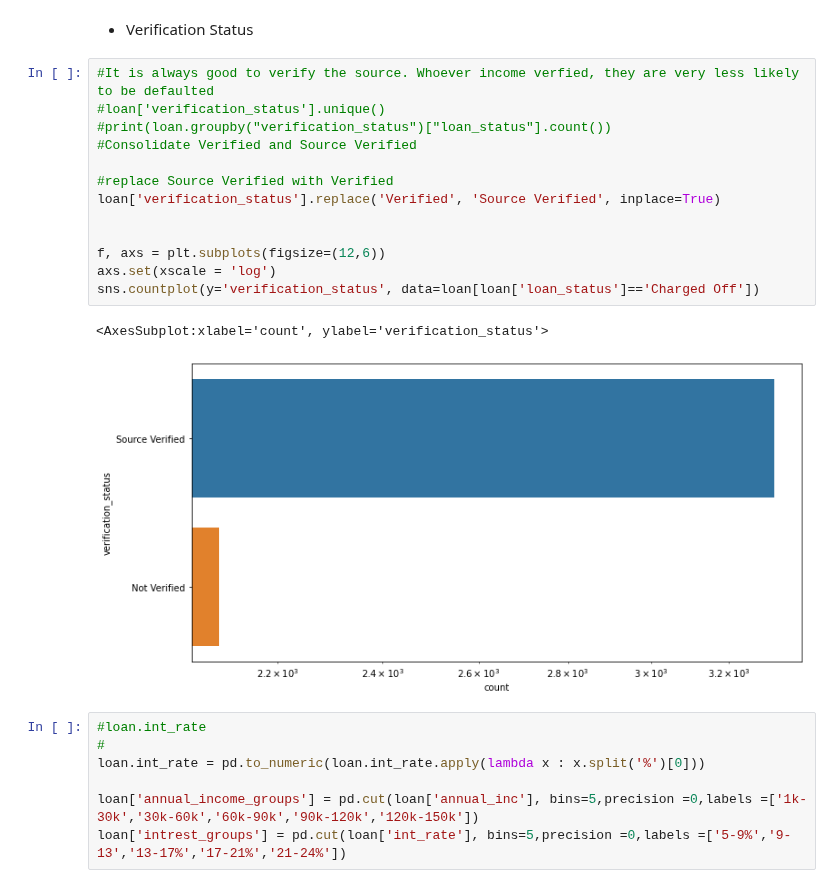
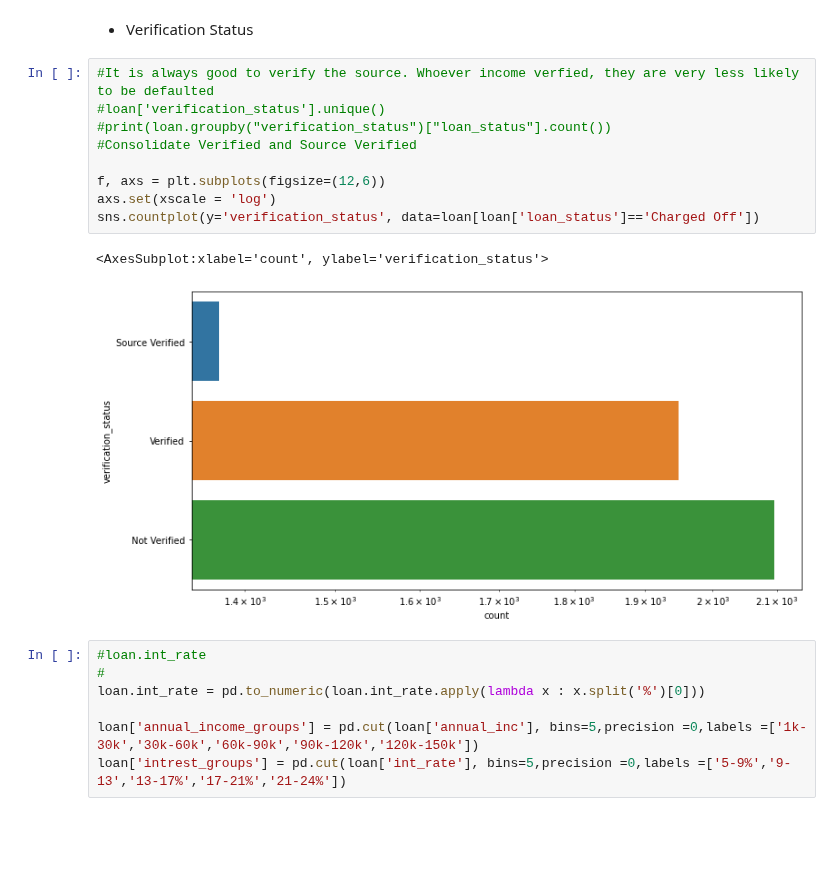
Before and after one commit to sateeshkumarj/Leanding_Club, a Jupyter notebook: leanding_club.ipynb, the cells around one changed output. Drawn from its saved outputs; the diff is of its cells as text; blank space fills up the shorter version.

```diff
--- a/leanding_club.ipynb
+++ b/leanding_club.ipynb
@@ -236,19 +236,15 @@ sns.countplot(x='home_ownership', data=loan[loan['loan_status']=='Charged Off'])
 # %%
 #It is always good to verify the source. Whoever income verfied, they are very less likely to be defaulted
 #loan['verification_status'].unique()
 #print(loan.groupby("verification_status")["loan_status"].count())
 #Consolidate Verified and Source Verified
 
-#replace Source Verified with Verified
-loan['verification_status'].replace('Verified', 'Source Verified', inplace=True)
-
-
 f, axs = plt.subplots(figsize=(12,6))
 axs.set(xscale = 'log')
 sns.countplot(y='verification_status', data=loan[loan['loan_status']=='Charged Off'])
 # %% [output]
 <AxesSubplot:xlabel='count', ylabel='verification_status'>
-[figure, old version]
+[figure, new version]
 # %%
 #loan.int_rate
 #
```
Also changed, not shown: parts of 16 cells of this notebook.
